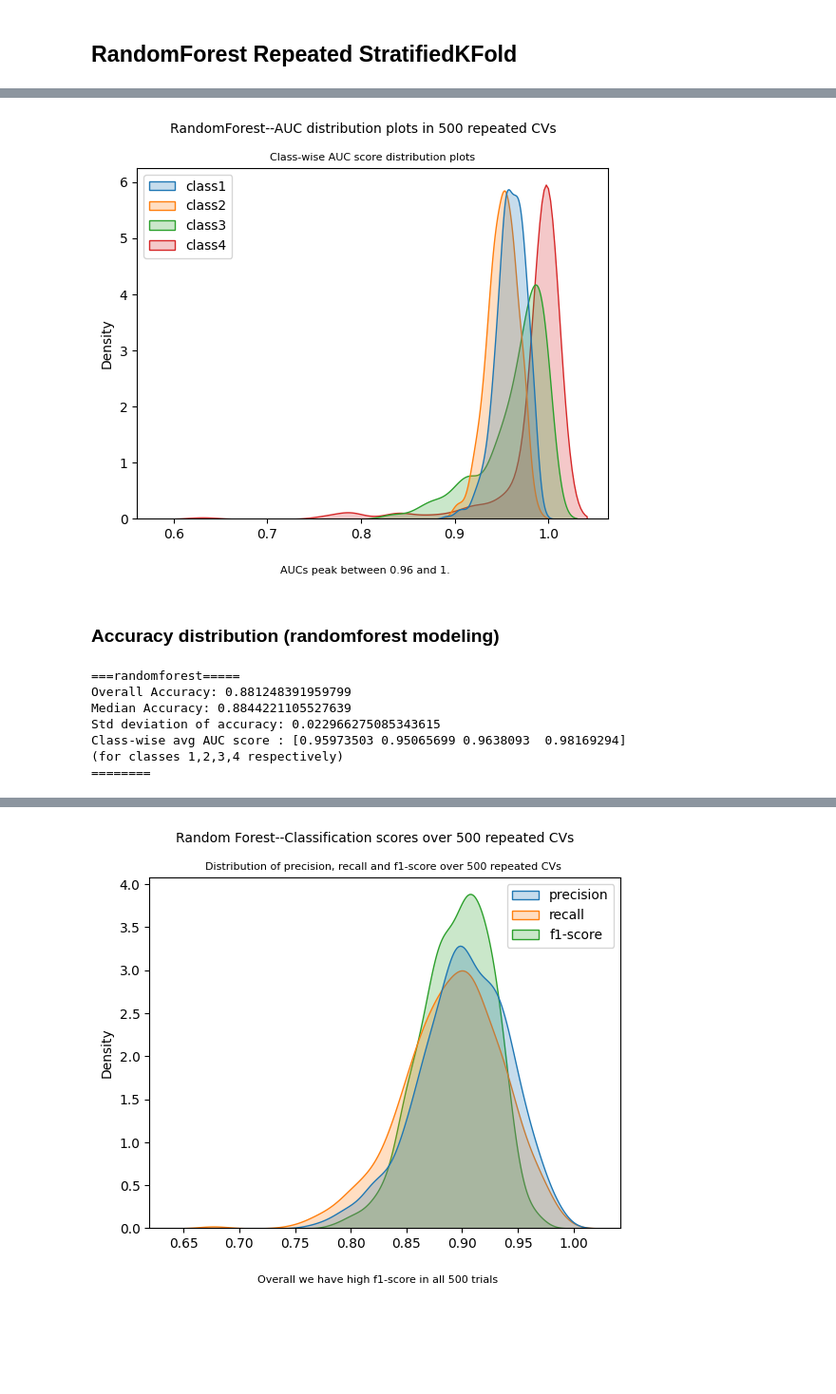
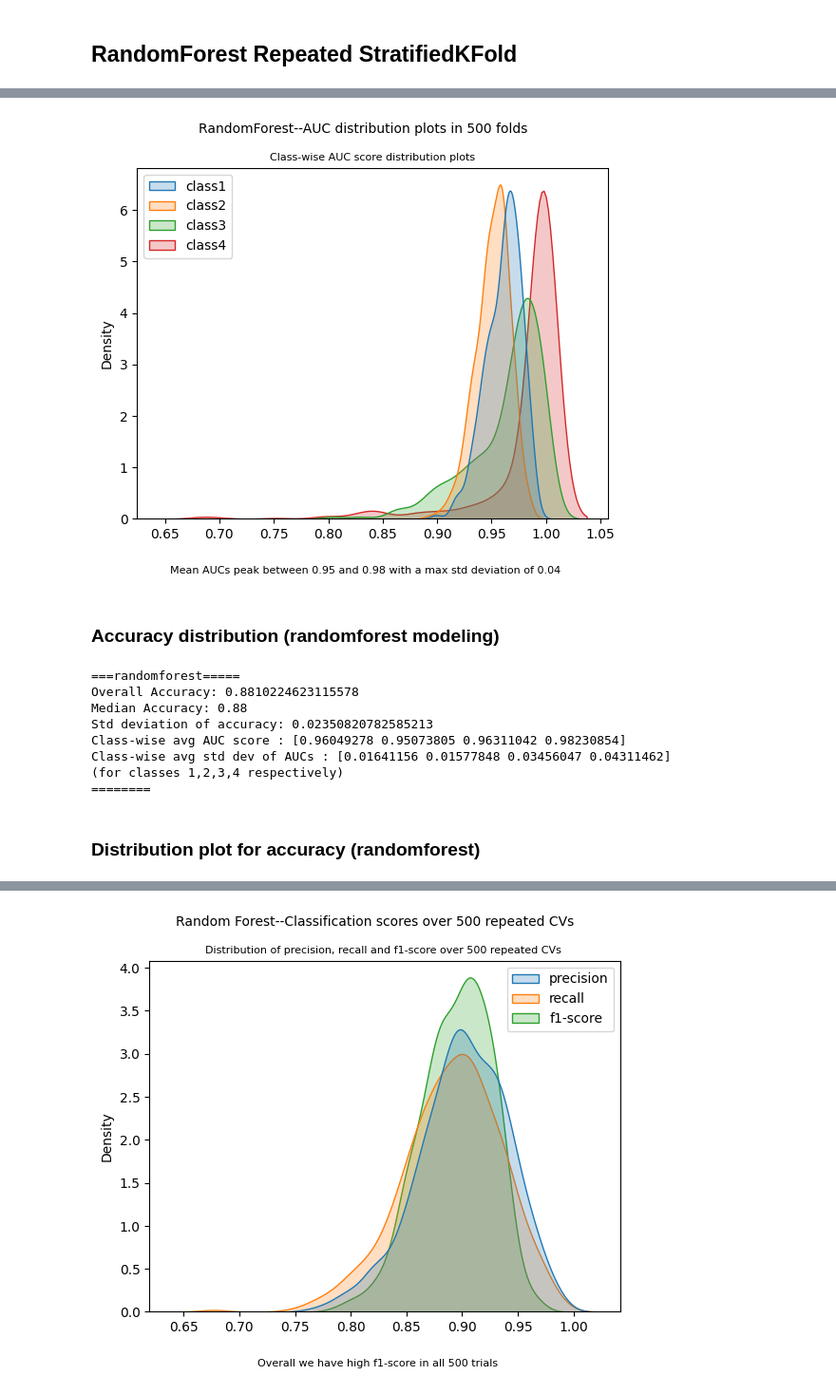
Before and after one commit to harnalashok/classification, a Jupyter notebook: airways.ipynb, the cells around one changed output, grey strips where cells are left out. Shown at 95% size. Cells and saved outputs as stored; diff of their text form; code cells hidden in the pictures; blank space fills up the shorter version.

```diff
--- a/airways.ipynb
+++ b/airways.ipynb
@@ -758,7 +635,7 @@ No preprocessing to OHE
 dfc = df.copy()
 
 #3.1 Split dfc into target and predictors
-y = dfc.pop('cormack lahane')
+y = dfc.pop('cormack lehane')
 X = dfc
 # %% [markdown]
 ### Create dataframes to store results
@@ -794,17 +671,26 @@ X_train,X_test,y_train,y_test = train_test_split(X,y,
 clf =  RandomForestClassifier(criterion='entropy',
                               n_estimators=200)
 
+
+total_class0 = []
+total_class1 = []
+total_class2 = []
+total_class3 = []
 # To store, class-wise roc-data, for 100 attempts
 all_roc_auc = []
 # To store accuracy data for 100 attempts
 total_acc_list = []
 count = 1
-# We take 5-random folds 100 times
+# We take 5-random folds 100 times. So 500 trials
 for i in range(100):
   # To store accuracy data averaged over all classes
   list_accu_stratified = []
   # Class-wise roc-data for each of the classes for five folds
   list_roc_auc = []
+  class0  = []    # [['precision', 'recall', 'f1-score', 'support'] ....]
+  class1 = []
+  class2 = []
+  class3 = []
   skf = StratifiedKFold(n_splits=5,
                         shuffle=True)
 
@@ -828,8 +714,17 @@ for i in range(100):
                           average = None)
       print("Class-wise AUC:", auc)
       list_roc_auc.append(auc) # One-vs-rest auc
+      sk = classification_report(y_test, clf.predict(X_test), output_dict = True)
+      class0.append(list(sk['0'].values()))  # [['precision', 'recall', 'f1-score', 'support']...]
+      class1.append(list(sk['1'].values()))
+      class2.append(list(sk['2'].values()))
+      class3.append(list(sk['3'].values()))
 
   total_acc_list.append(list_accu_stratified)
+  total_class0.append(class0)
+  total_class1.append(class1)
+  total_class2.append(class2)
+  total_class3.append(class3)
   all_roc_auc.append(list_roc_auc)
 # %% [output]
 =======
@@ -881,14 +781,17 @@ classwise_roc.head()
 # %%
-# AUC distribution plots--500 in 500 repeated CVs (randomforest)
+# AUC distribution plots--500 in 500 folds (randomforest)
 _=sns.kdeplot(classwise_roc, fill=True)
-_=plt.suptitle("RandomForest--AUC distribution plots in 500 repeated CVs ", ha="center", fontsize=10)
+_=plt.suptitle("RandomForest--AUC distribution plots in 500 folds ", ha="center", fontsize=10)
 _=plt.title("Class-wise AUC score distribution plots", ha="center", fontsize=8)
-_=plt.figtext(0.5, -0.01, "AUCs peak between 0.96 and 1.",
+min = np.round(np.min(all_roc_auc_array.reshape(500,4).mean(axis=0)),2)
+max = np.round(np.max(all_roc_auc_array.reshape(500,4).mean(axis=0)),2)
+maxsd = np.round(np.max(all_roc_auc_array.reshape(500,4).std(axis=0)),2)
+_=plt.figtext(0.5, -0.01, f"Mean AUCs peak between {min} and {max} with a max std deviation of {maxsd}",
               ha="center",
               fontsize=8)
 _=plt.show()
 # %% [output]
-[figure, old version]
+[figure, new version]
 # %% [markdown]
 ### Accuracy distribution (randomforest modeling)
 # %%
@@ -897,17 +800,21 @@ acc_array['randomforest'] = np.array(total_acc_list).flatten()
 print("Overall Accuracy:", np.mean(acc_array['randomforest']))
 print("Median Accuracy:", np.median(acc_array['randomforest']))
 print("Std deviation of accuracy:", np.std(acc_array['randomforest']))
-print("Class-wise avg AUC score :", all_roc_auc_array.mean(axis=0).mean(axis=0))
+print("Class-wise avg AUC score :", all_roc_auc_array.reshape(500,4).mean(axis=0))
+print("Class-wise avg std dev of AUCs :", all_roc_auc_array.reshape(500,4).std(axis=0))
 print("(for classes 1,2,3,4 respectively)")
 print("========")
 # %% [output]
 ===randomforest=====
-Overall Accuracy: 0.881248391959799
-Median Accuracy: 0.8844221105527639
-Std deviation of accuracy: 0.022966275085343615
-Class-wise avg AUC score : [0.95973503 0.95065699 0.9638093  0.98169294]
+Overall Accuracy: 0.8810224623115578
+Median Accuracy: 0.88
+Std deviation of accuracy: 0.02350820782585213
+Class-wise avg AUC score : [0.96049278 0.95073805 0.96311042 0.98230854]
+Class-wise avg std dev of AUCs : [0.01641156 0.01577848 0.03456047 0.04311462]
 (for classes 1,2,3,4 respectively)
 ========
+# %% [markdown]
+### Distribution plot for accuracy (randomforest)
 # %%
 # Accuracy box plot. How accuracy varies over CV trials (randomforest)
 _=plt.title("RandomForest--Box plot of accuracy in 500 repeated CVs ", ha="center", fontsize=10)
```
Also changed, not shown: parts of 30 cells of this notebook.
